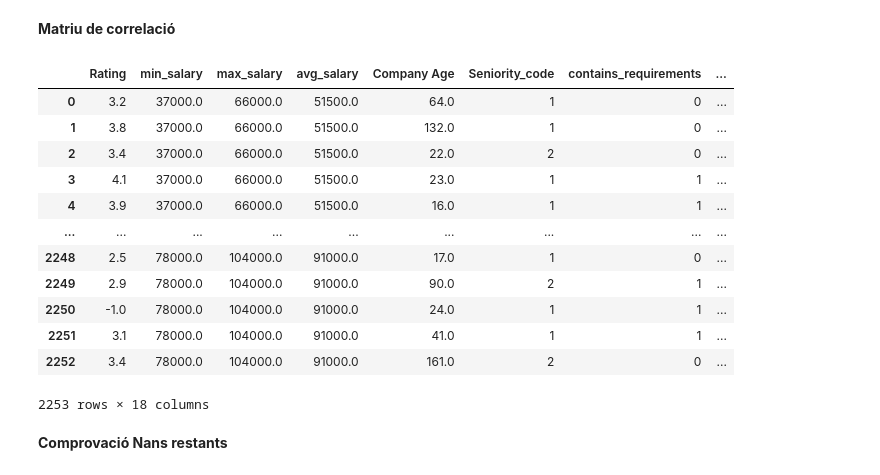
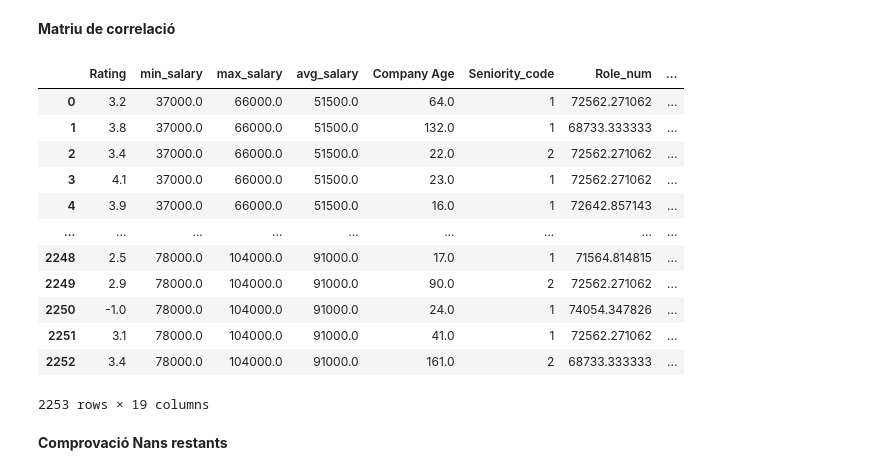
Before and after one commit to sarachillon/casKaggle, a Jupyter notebook: Preprocessing.ipynb, the cells around one changed output. Drawn from its saved outputs; the diff is of its cells as text; code cells hidden in the pictures.

```diff
--- a/Preprocessing.ipynb
+++ b/Preprocessing.ipynb
@@ -984,6 +966,10 @@ Segons els resultats de l’ANOVA, el valor de p és molt alt (0.6575) i el R²
+# %%
+# Calcular el salari mitjà per rol
+role_mean_salary = df.groupby('Role')['avg_salary'].mean()
+
+df['Role_num'] = df['Role'].map(role_mean_salary)
 # %%
-# Mantenim només Seniority_group
-df = df.drop(columns=["Job Title", "Seniority", "Role", "clean_title"])
+df = df.drop(columns=["Job Title", "Seniority", "clean_title", "Role"])
 # %% [markdown]
 **Variable Job Description**
 # %% [markdown]
@@ -1391,7 +1377,10 @@ FL           27
 DE_SC        14
 Name: count, dtype: int64
 # %%
-# Codificar a numèrica
-le = LabelEncoder()
-df['Location_num'] = le.fit_transform(df['State_encoded'])
-df.drop(columns=['State_encoded', 'Location_final'], inplace=True)
+# Codificar a numèrica amb target encoding
+location_mean_salary = df.groupby('State_encoded')['avg_salary'].mean()
+
+df['State_num'] = df['State_encoded'].map(location_mean_salary)
+
+region_summary = df.groupby('State_encoded')['State_num'].unique().reset_index()
+region_summary
@@ -1551,5 +1556,5 @@ region_summary
 # %%
-df.drop(columns=['Headquarters Region', 'StateHeadquarters'], inplace=True)
+df.drop(columns=['StateHeadquarters', 'Headquarters Region', 'State_encoded'], inplace=True)
 # %% [markdown]
 **Sector**
 # %%
@@ -1663,22 +1668,22 @@ df.drop(columns=['Easy Apply'], inplace=True)
 # %% [markdown]
 **Matriu de correlació**
 # %%
-final_model = df.drop(columns=['Job Description', 'Company Name', 'Competitors', 'Location', 'State', 'Headquarters', 'Sector', 'Industry_Group','IsForeign'])
+final_model = df.drop(columns=['Job Description', 'Company Name', 'Competitors', 'Location', 'State', 'Headquarters', 'Sector', 'Industry_Group','IsForeign', 'Location_final'])
 final_model
 # %% [output]
-|  | Rating | min_salary | max_salary | avg_salary | Company Age | Seniority_code | contains_requirements | ... |
-| 0 | 3.2 | 37000.0 | 66000.0 | 51500.0 | 64.0 | 1 | 0 | ... |
-| 1 | 3.8 | 37000.0 | 66000.0 | 51500.0 | 132.0 | 1 | 0 | ... |
-| 2 | 3.4 | 37000.0 | 66000.0 | 51500.0 | 22.0 | 2 | 0 | ... |
-| 3 | 4.1 | 37000.0 | 66000.0 | 51500.0 | 23.0 | 1 | 1 | ... |
-| 4 | 3.9 | 37000.0 | 66000.0 | 51500.0 | 16.0 | 1 | 1 | ... |
+|  | Rating | min_salary | max_salary | avg_salary | Company Age | Seniority_code | Role_num | ... |
+| 0 | 3.2 | 37000.0 | 66000.0 | 51500.0 | 64.0 | 1 | 72562.271062 | ... |
+| 1 | 3.8 | 37000.0 | 66000.0 | 51500.0 | 132.0 | 1 | 68733.333333 | ... |
+| 2 | 3.4 | 37000.0 | 66000.0 | 51500.0 | 22.0 | 2 | 72562.271062 | ... |
+| 3 | 4.1 | 37000.0 | 66000.0 | 51500.0 | 23.0 | 1 | 72562.271062 | ... |
+| 4 | 3.9 | 37000.0 | 66000.0 | 51500.0 | 16.0 | 1 | 72642.857143 | ... |
 | ... | ... | ... | ... | ... | ... | ... | ... | ... |
-| 2248 | 2.5 | 78000.0 | 104000.0 | 91000.0 | 17.0 | 1 | 0 | ... |
-| 2249 | 2.9 | 78000.0 | 104000.0 | 91000.0 | 90.0 | 2 | 1 | ... |
-| 2250 | -1.0 | 78000.0 | 104000.0 | 91000.0 | 24.0 | 1 | 1 | ... |
-| 2251 | 3.1 | 78000.0 | 104000.0 | 91000.0 | 41.0 | 1 | 1 | ... |
-| 2252 | 3.4 | 78000.0 | 104000.0 | 91000.0 | 161.0 | 2 | 0 | ... |
+| 2248 | 2.5 | 78000.0 | 104000.0 | 91000.0 | 17.0 | 1 | 71564.814815 | ... |
+| 2249 | 2.9 | 78000.0 | 104000.0 | 91000.0 | 90.0 | 2 | 72562.271062 | ... |
+| 2250 | -1.0 | 78000.0 | 104000.0 | 91000.0 | 24.0 | 1 | 74054.347826 | ... |
+| 2251 | 3.1 | 78000.0 | 104000.0 | 91000.0 | 41.0 | 1 | 72562.271062 | ... |
+| 2252 | 3.4 | 78000.0 | 104000.0 | 91000.0 | 161.0 | 2 | 68733.333333 | ... |
-2253 rows × 18 columns
+2253 rows × 19 columns
 # %% [markdown]
 **Comprovació Nans restants**
 # %%
```
Also changed, not shown: parts of 12 cells of this notebook.
